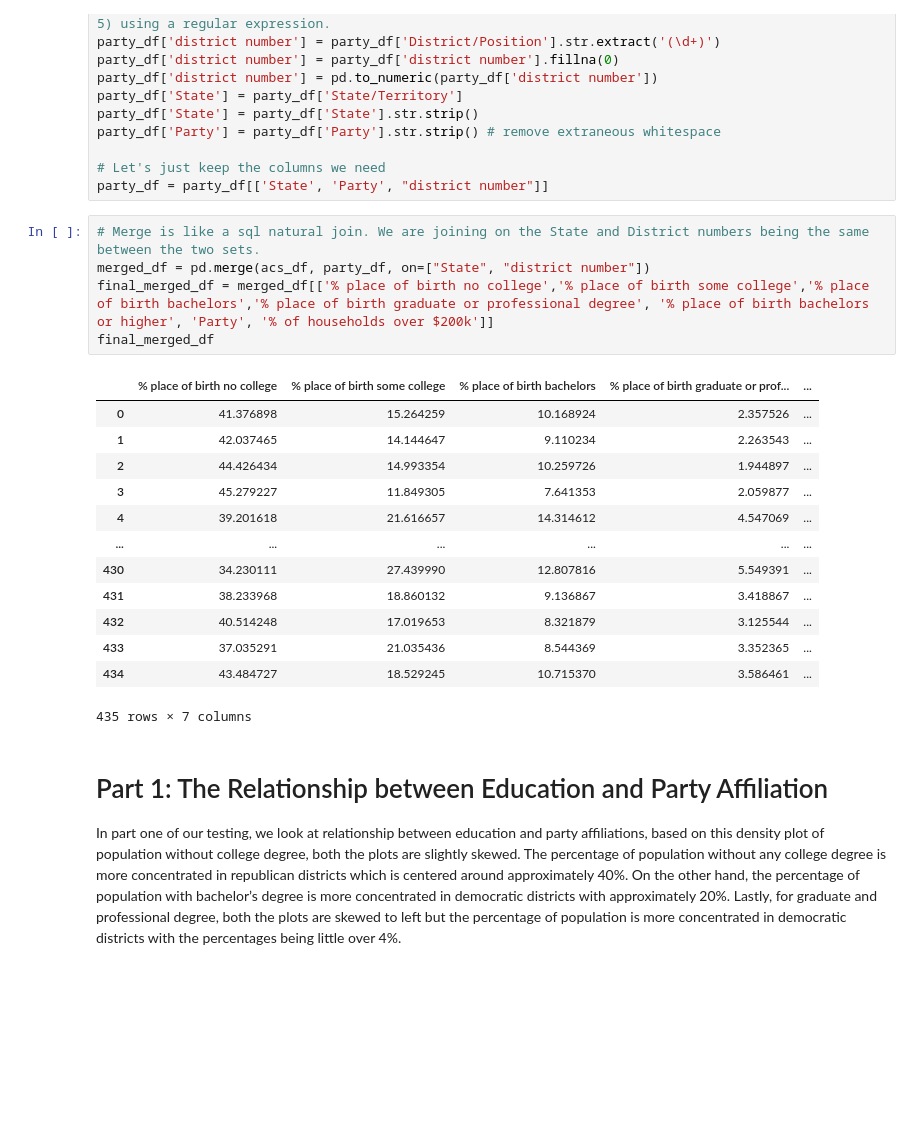
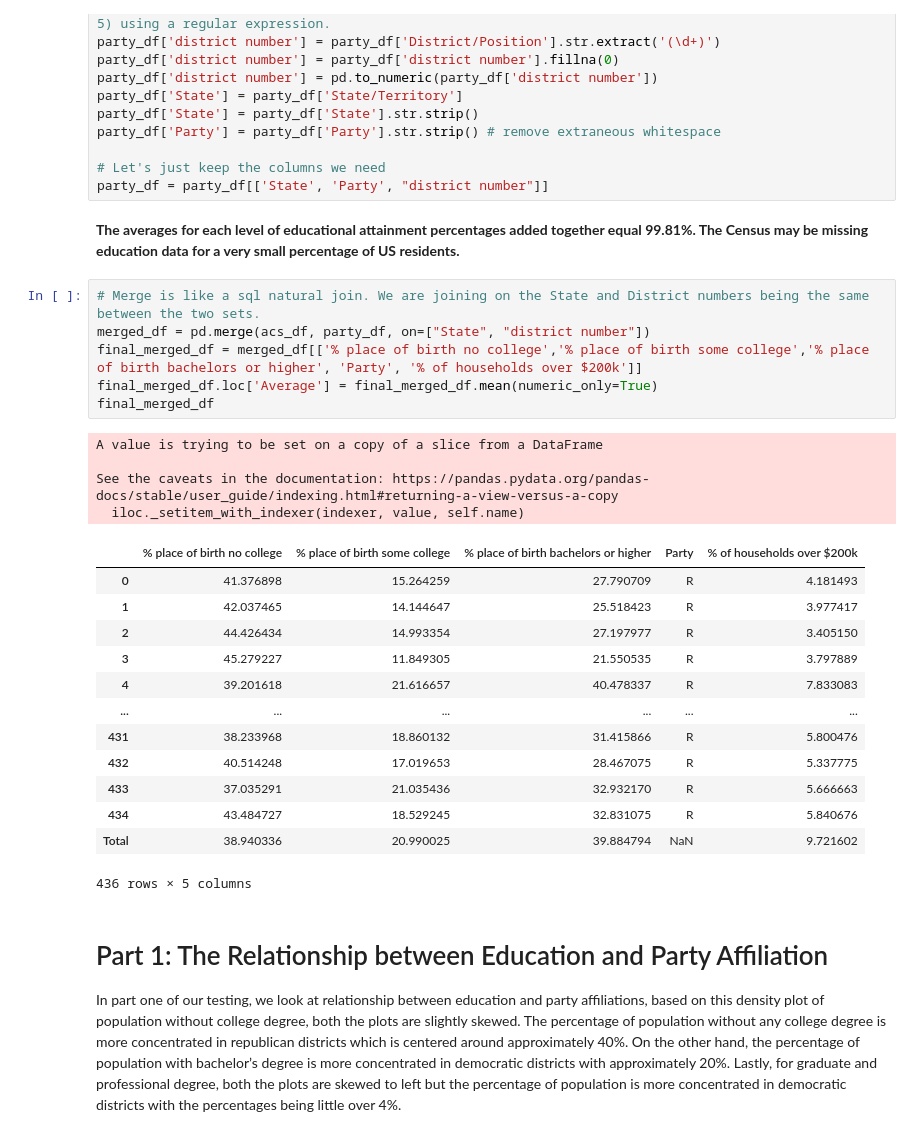
Before and after one commit to imshivs/congressional-analysis, a Jupyter notebook: Congressional_Analytics.ipynb, the cells around one changed output. Cells and saved outputs as stored; diff of their text form; blank space fills up the shorter version.

```diff
--- a/Congressional_Analytics.ipynb
+++ b/Congressional_Analytics.ipynb
@@ -113,25 +112,32 @@ party_df['Party'] = party_df['Party'].str.strip() # remove extraneous whitespace
 
 # Let's just keep the columns we need
 party_df = party_df[['State', 'Party', "district number"]]
+# %% [markdown]
+**The averages for each level of educational attainment percentages added together equal 99.81%. The Census may be missing education data for a very small percentage of US residents.**
 # %%
 # Merge is like a sql natural join. We are joining on the State and District numbers being the same between the two sets.
 merged_df = pd.merge(acs_df, party_df, on=["State", "district number"])
-final_merged_df = merged_df[['% place of birth no college','% place of birth some college','% place of birth bachelors','% place of birth graduate or professional degree', '% place of birth bachelors or higher', 'Party', '% of households over $200k']]
+final_merged_df = merged_df[['% place of birth no college','% place of birth some college','% place of birth bachelors or higher', 'Party', '% of households over $200k']]
+final_merged_df.loc['Average'] = final_merged_df.mean(numeric_only=True)
 final_merged_df
 # %% [output]
+A value is trying to be set on a copy of a slice from a DataFrame
+
+See the caveats in the documentation: https://pandas.pydata.org/pandas-docs/stable/user_guide/indexing.html#returning-a-view-versus-a-copy
+  iloc._setitem_with_indexer(indexer, value, self.name)
-|  | % place of birth no college | % place of birth some college | % place of birth bachelors | % place of birth graduate or prof... | ... |
-| 0 | 41.376898 | 15.264259 | 10.168924 | 2.357526 | ... |
-| 1 | 42.037465 | 14.144647 | 9.110234 | 2.263543 | ... |
-| 2 | 44.426434 | 14.993354 | 10.259726 | 1.944897 | ... |
-| 3 | 45.279227 | 11.849305 | 7.641353 | 2.059877 | ... |
-| 4 | 39.201618 | 21.616657 | 14.314612 | 4.547069 | ... |
+|  | % place of birth no college | % place of birth some college | % place of birth bachelors or higher | Party | % of households over $200k |
+| 0 | 41.376898 | 15.264259 | 27.790709 | R | 4.181493 |
+| 1 | 42.037465 | 14.144647 | 25.518423 | R | 3.977417 |
+| 2 | 44.426434 | 14.993354 | 27.197977 | R | 3.405150 |
+| 3 | 45.279227 | 11.849305 | 21.550535 | R | 3.797889 |
+| 4 | 39.201618 | 21.616657 | 40.478337 | R | 7.833083 |
 | ... | ... | ... | ... | ... | ... |
-| 430 | 34.230111 | 27.439990 | 12.807816 | 5.549391 | ... |
-| 431 | 38.233968 | 18.860132 | 9.136867 | 3.418867 | ... |
-| 432 | 40.514248 | 17.019653 | 8.321879 | 3.125544 | ... |
-| 433 | 37.035291 | 21.035436 | 8.544369 | 3.352365 | ... |
-| 434 | 43.484727 | 18.529245 | 10.715370 | 3.586461 | ... |
+| 431 | 38.233968 | 18.860132 | 31.415866 | R | 5.800476 |
+| 432 | 40.514248 | 17.019653 | 28.467075 | R | 5.337775 |
+| 433 | 37.035291 | 21.035436 | 32.932170 | R | 5.666663 |
+| 434 | 43.484727 | 18.529245 | 32.831075 | R | 5.840676 |
+| Total | 38.940336 | 20.990025 | 39.884794 | NaN | 9.721602 |
-435 rows × 7 columns
+436 rows × 5 columns
 # %% [markdown]
 # Part 1: The Relationship between Education and Party Affiliation
 
```
Also changed, not shown: parts of 2 cells of this notebook.
